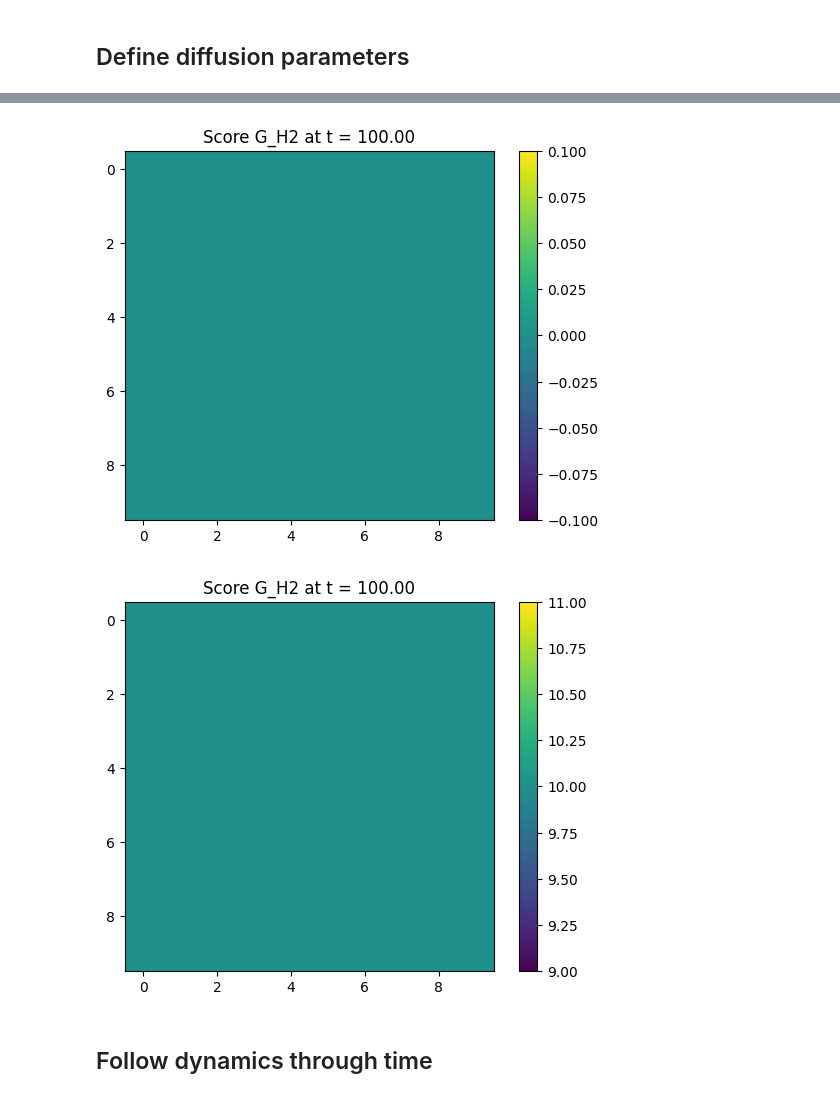
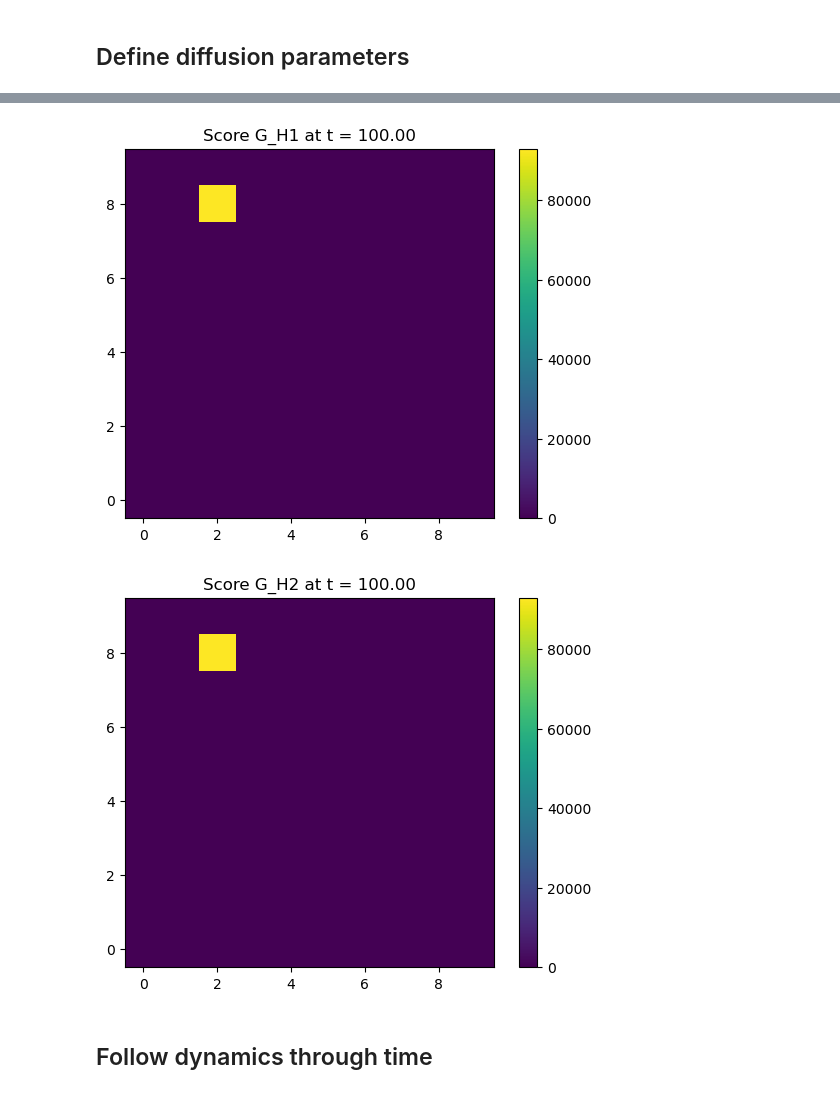
Before and after one commit to RachelDbrg/Chp2, a Jupyter notebook: Main.ipynb, the cells around one changed output, grey strips where cells are left out. Drawn from its saved outputs; the diff is of its cells as text; code cells hidden in the pictures.

```diff
--- a/Main.ipynb
+++ b/Main.ipynb
@@ -226,15 +290,20 @@ params = {
 # 4. Initialize logs BEFORE defining the function
 logged_score_G_H2 = []
 logged_Dm_eff_H2 = []
+logged_score_G_H1 = []
+logged_Dm_eff_H1 = []
+
 
 # 5. Define the logging function
 def log_intermediates(t, score_G, Dm_eff):
     logged_score_G_H2.append((t, score_G.copy()))
     logged_Dm_eff_H2.append((t, Dm_eff.copy()))
+    logged_score_G_H1.append((t, score_G.copy()))
+    logged_Dm_eff_H1.append((t, Dm_eff.copy()))
 
 # 6. Call solver and pass log function
 sol = solve_ivp(
-    fun=lambda t, y: system_rhs(t, y, Nx, Ny, dx, dy, params, mask_V2, log_fn=log_intermediates),
+    fun=lambda t, y: system_rhs(t, y, Nx, Ny, dx, dy, params, mask_V2, mask_V1, log_fn=log_intermediates),
     t_span=t_span,
     y0=y0,
     t_eval=t_eval,
@@ -370,21 +502,21 @@ visualize_score(score_G_H2, Lx, Ly)
 # %%
 import matplotlib.pyplot as plt
 
-# For example, plot score_G_H2 at final time:
-t_last, score_last = logged_score_G_H2[-1]
-plt.imshow(score_last, cmap="viridis")
-plt.title(f"Score G_H2 at t = {t_last:.2f}")
+# For example, plot score_G_H1 at final time:
+t_last, score_last = logged_score_G_H1[-1]
+plt.imshow(score_last, cmap="viridis", origin='lower')
+plt.title(f"Score G_H1 at t = {t_last:.2f}")
 plt.colorbar()
 plt.show()
 
 # For example, plot score_G_H2 at final time:
-t_last, score_last = logged_Dm_eff_H2[-1]
-plt.imshow(score_last, cmap="viridis")
+t_last, score_last = logged_score_G_H2[-1]
+plt.imshow(score_last, cmap="viridis", origin='lower')
 plt.title(f"Score G_H2 at t = {t_last:.2f}")
 plt.colorbar()
 plt.show()
 # %% [output]
-[figure, old version]
+[figure, new version]
-[figure, old version]
+[figure, new version]
 # %% [markdown]
 ## Follow dynamics through time
```
Also changed, not shown: parts of 20 cells of this notebook.
